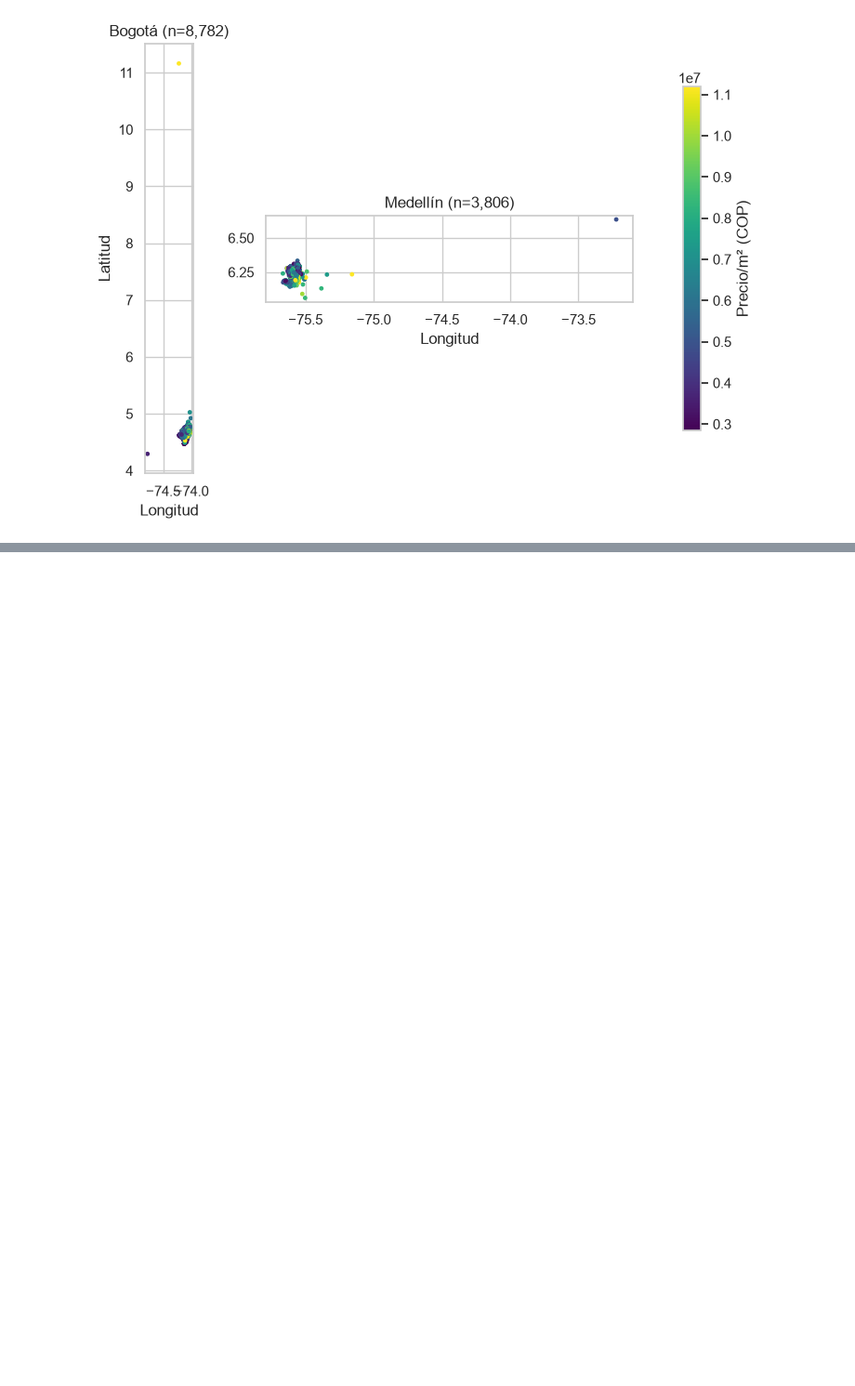
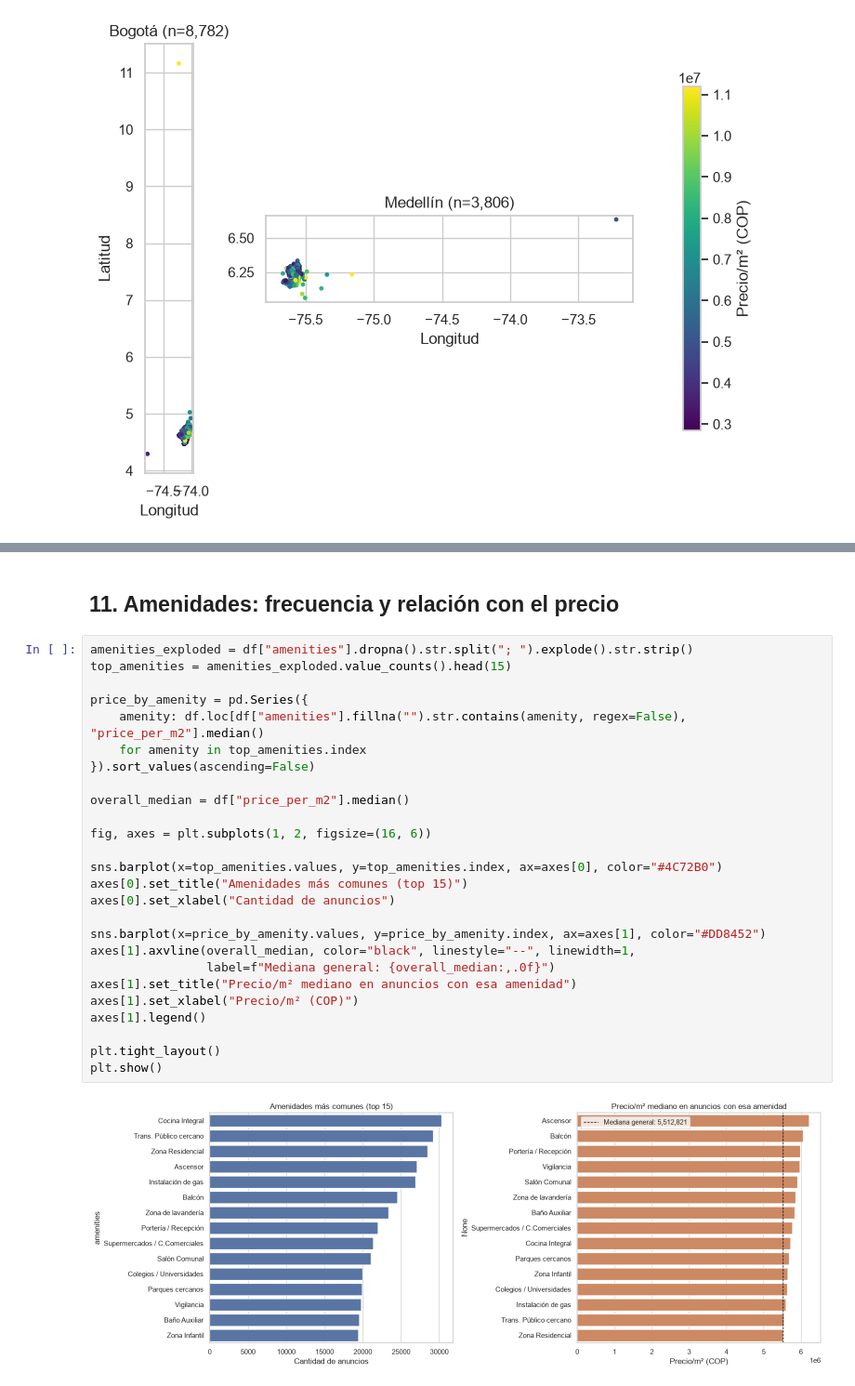
Before and after one commit to FaiberCh/inmostats, a Jupyter notebook: notebooks/01_eda.ipynb, the cells around one changed output, grey strips where cells are left out. Shown at 93% size. Cells and saved outputs as stored; diff of their text form; blank space fills up the shorter version.

```diff
--- a/notebooks/01_eda.ipynb
+++ b/notebooks/01_eda.ipynb
@@ -244 +303,31 @@ plt.show()
+# %% [markdown]
+## 11. Amenidades: frecuencia y relación con el precio
+# %%
+amenities_exploded = df["amenities"].dropna().str.split("; ").explode().str.strip()
+top_amenities = amenities_exploded.value_counts().head(15)
+
+price_by_amenity = pd.Series({
+    amenity: df.loc[df["amenities"].fillna("").str.contains(amenity, regex=False), "price_per_m2"].median()
+    for amenity in top_amenities.index
+}).sort_values(ascending=False)
+
+overall_median = df["price_per_m2"].median()
+
+fig, axes = plt.subplots(1, 2, figsize=(16, 6))
+
+sns.barplot(x=top_amenities.values, y=top_amenities.index, ax=axes[0], color="#4C72B0")
+axes[0].set_title("Amenidades más comunes (top 15)")
+axes[0].set_xlabel("Cantidad de anuncios")
+
+sns.barplot(x=price_by_amenity.values, y=price_by_amenity.index, ax=axes[1], color="#DD8452")
+axes[1].axvline(overall_median, color="black", linestyle="--", linewidth=1,
+                label=f"Mediana general: {overall_median:,.0f}")
+axes[1].set_title("Precio/m² mediano en anuncios con esa amenidad")
+axes[1].set_xlabel("Precio/m² (COP)")
+axes[1].legend()
+
+plt.tight_layout()
+plt.show()
+# %% [output]
+[figure, added]
 # %% [markdown]
```
Also changed, not shown: parts of 7 cells of this notebook, 2 other files.
